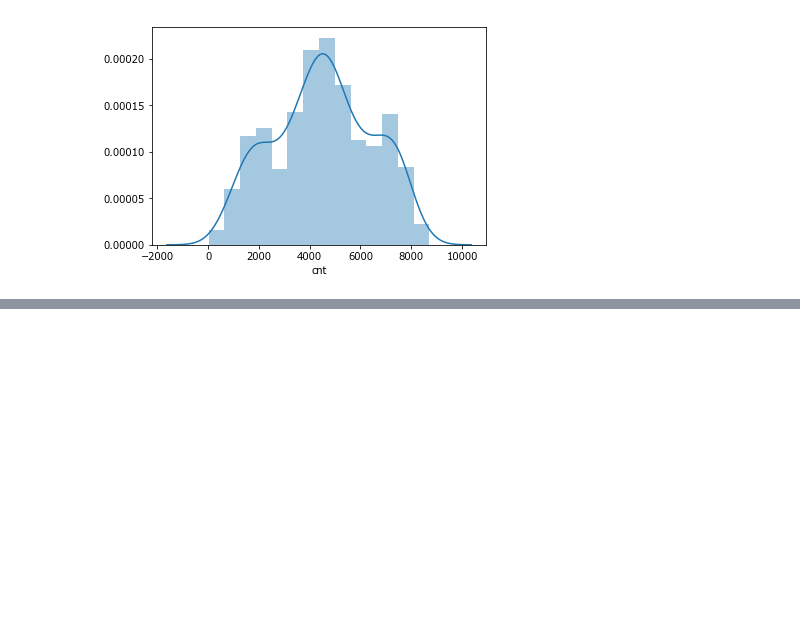
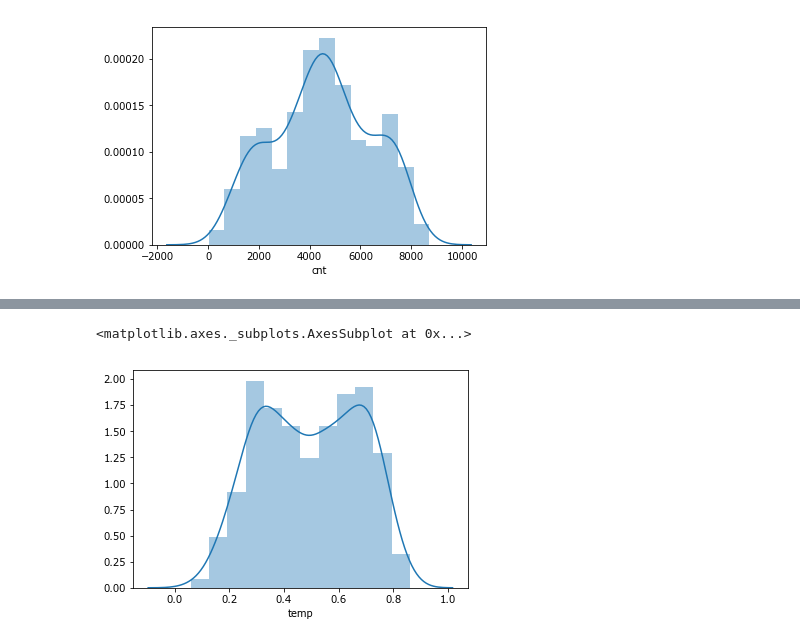
Before and after one commit to bharat284/MyLearningData, a Jupyter notebook: Bike Rental/bike_rental.ipynb, the cells around one changed output, grey strips where cells are left out. Saved outputs shown, nothing was run; the diff lists cells and outputs as text; code cells hidden in the pictures; blank space fills up the shorter version.

```diff
--- a/Bike Rental/bike_rental.ipynb
+++ b/Bike Rental/bike_rental.ipynb
@@ -31,0 +46,5 @@ sns.distplot(bike.cnt)
+# %%
+sns.distplot(bike.temp)
+# %% [output]
+<matplotlib.axes._subplots.AxesSubplot at 0x...>
+[figure, added]
```
Also changed, not shown: parts of 3 cells of this notebook.
